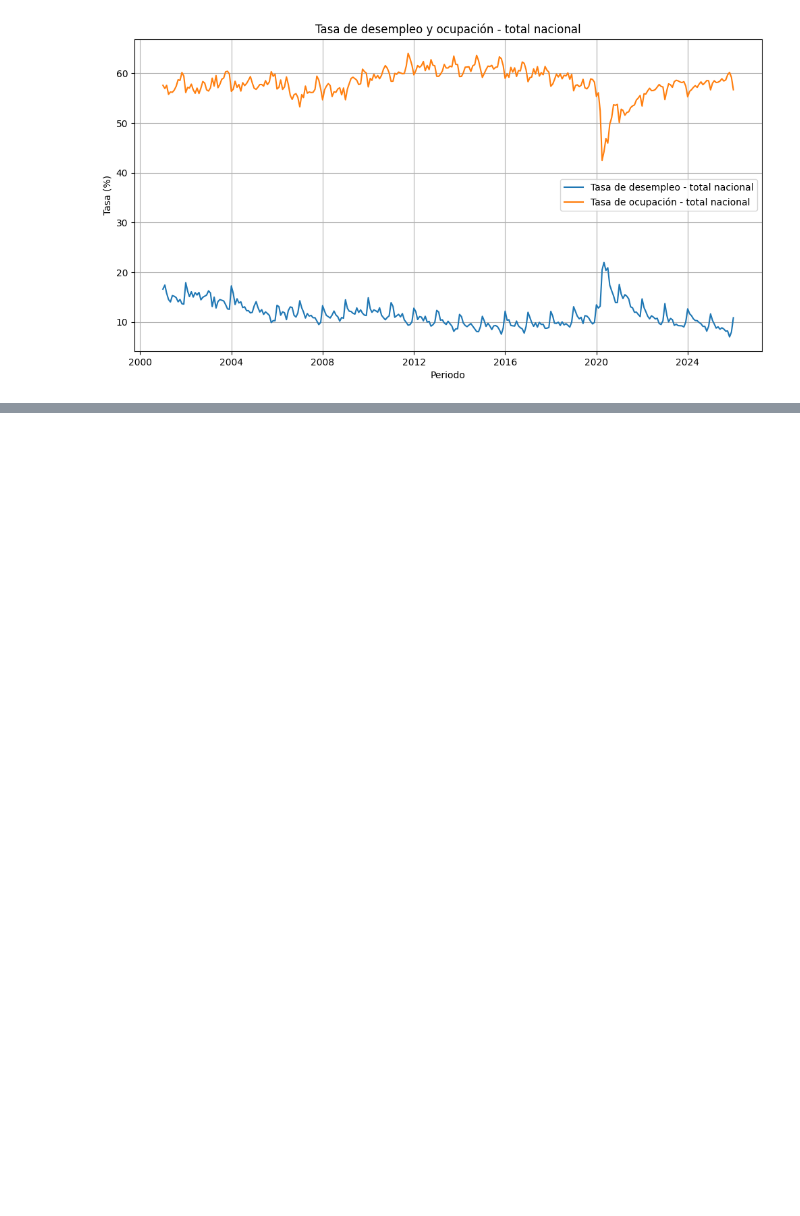
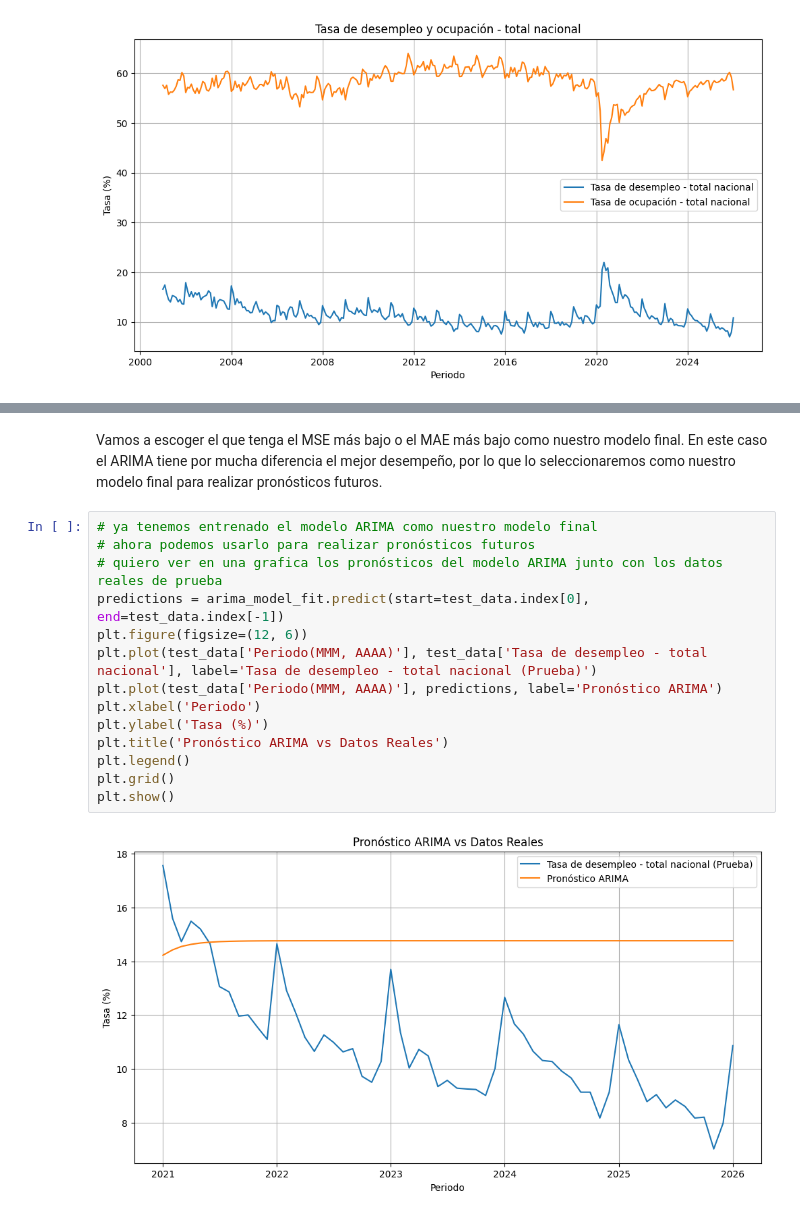
Before and after one commit to AlexSG29/Modelos_Econometricos, a Jupyter notebook: primera clase/primera_clase.ipynb, the cells around one changed output, grey strips where cells are left out. Cells and saved outputs as stored; diff of their text form; blank space fills up the shorter version.

```diff
--- a/primera clase/primera_clase.ipynb
+++ b/primera clase/primera_clase.ipynb
@@ -107,0 +170,18 @@ plt.show()
+# %% [markdown]
+Vamos a escoger el que tenga el MSE más bajo o el MAE más bajo como nuestro modelo final. En este caso el ARIMA tiene por mucha diferencia el mejor desempeño, por lo que lo seleccionaremos como nuestro modelo final para realizar pronósticos futuros.
+# %%
+# ya tenemos entrenado el modelo ARIMA como nuestro modelo final
+# ahora podemos usarlo para realizar pronósticos futuros
+# quiero ver en una grafica los pronósticos del modelo ARIMA junto con los datos reales de prueba
+predictions = arima_model_fit.predict(start=test_data.index[0], end=test_data.index[-1])
+plt.figure(figsize=(12, 6))
+plt.plot(test_data['Periodo(MMM, AAAA)'], test_data['Tasa de desempleo - total nacional'], label='Tasa de desempleo - total nacional (Prueba)')
+plt.plot(test_data['Periodo(MMM, AAAA)'], predictions, label='Pronóstico ARIMA')
+plt.xlabel('Periodo')
+plt.ylabel('Tasa (%)')
+plt.title('Pronóstico ARIMA vs Datos Reales')
+plt.legend()
+plt.grid()
+plt.show()
+# %% [output]
+[figure, added]
```
Also changed, not shown: parts of 8 cells of this notebook, 1 other file.
